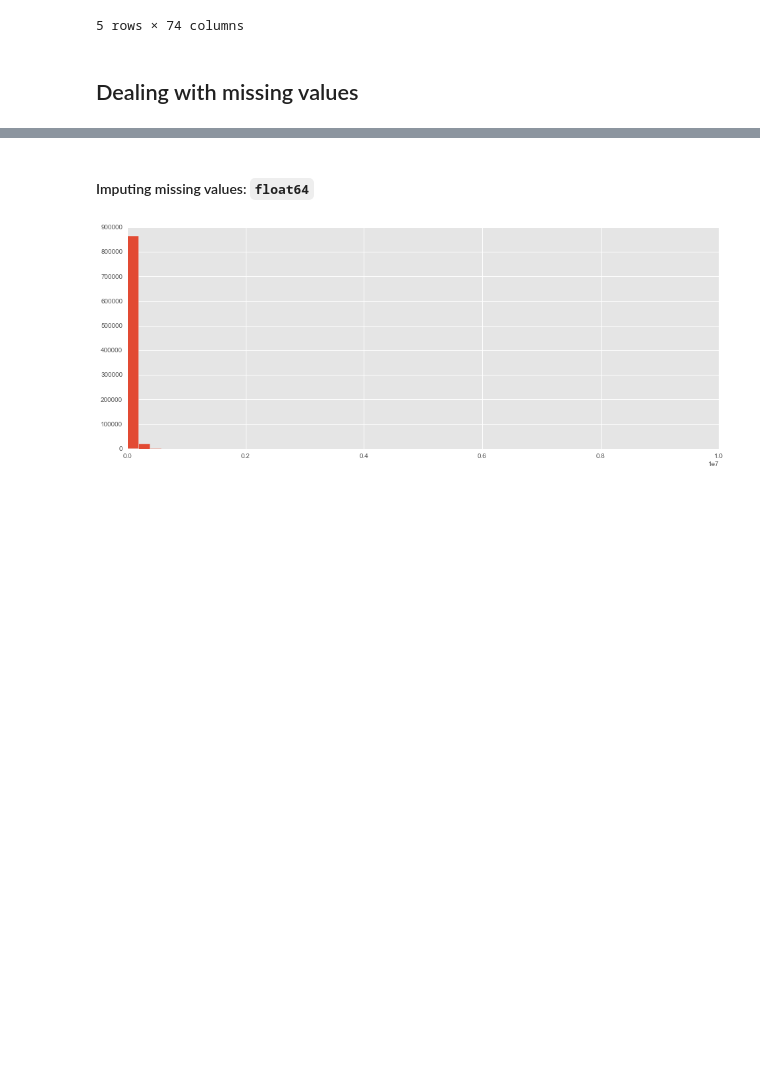
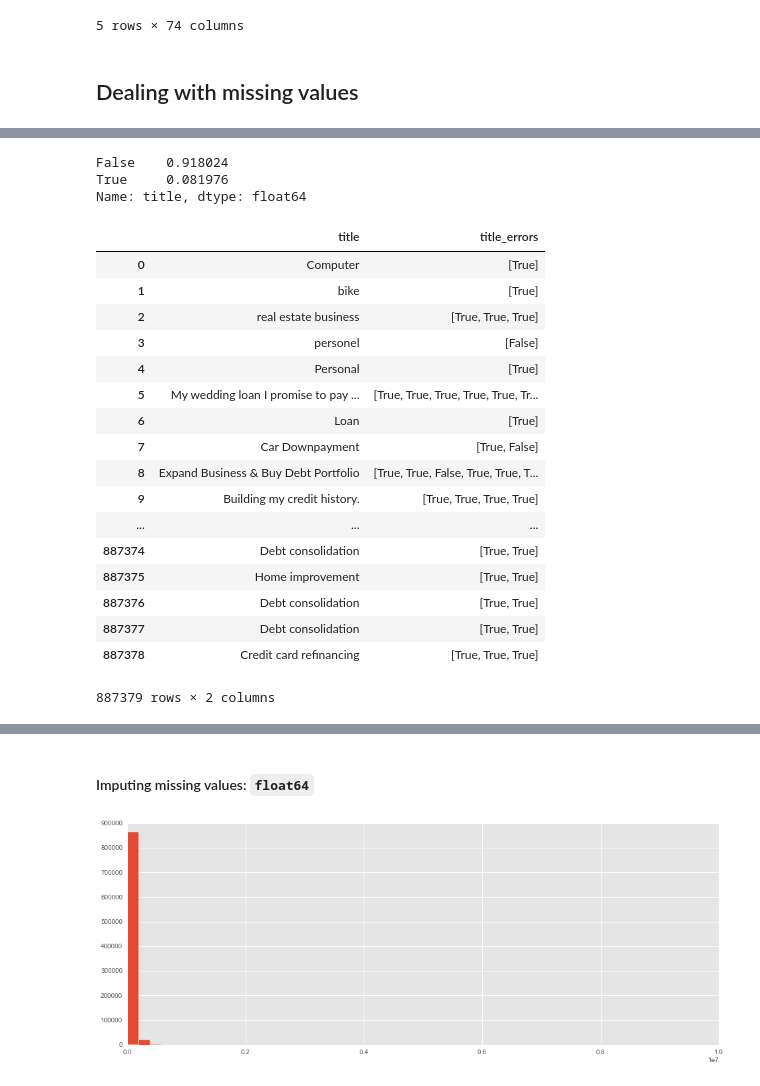
Before and after one commit to QuinnLee/cs109a-Project, a Jupyter notebook: notebooks/4-aa-feature-engineering.ipynb, the cells around one changed output, grey strips where cells are left out. Saved outputs shown, nothing was run; the diff lists cells and outputs as text; code cells hidden in the pictures; blank space fills up the shorter version.

```diff
--- a/notebooks/4-aa-feature-engineering.ipynb
+++ b/notebooks/4-aa-feature-engineering.ipynb
@@ -121,0 +81,28 @@ ValueError: to assemble mappings requires at least that [year, month, day] be sp
+# %%
+df['title'].apply(lambda x: spell_check.check(x)).value_counts() / len(df['title'])
+# %% [output]
+False    0.918024
+True     0.081976
+Name: title, dtype: float64
+# %%
+df['title_errors'] = df['title'].apply(lambda x: [spell_check.check(y) for y in str(x).split()])
+df[['title', 'title_errors']]
+# %% [output]
+|  | title | title_errors |
+| 0 | Computer | [True] |
+| 1 | bike | [True] |
+| 2 | real estate business | [True, True, True] |
+| 3 | personel | [False] |
+| 4 | Personal | [True] |
+| 5 | My wedding loan I promise to pay ... | [True, True, True, True, True, Tr... |
+| 6 | Loan | [True] |
+| 7 | Car Downpayment | [True, False] |
+| 8 | Expand Business & Buy Debt Portfolio | [True, True, False, True, True, T... |
+| 9 | Building my credit history. | [True, True, True, True] |
+| ... | ... | ... |
+| 887374 | Debt consolidation | [True, True] |
+| 887375 | Home improvement | [True, True] |
+| 887376 | Debt consolidation | [True, True] |
+| 887377 | Debt consolidation | [True, True] |
+| 887378 | Credit card refinancing | [True, True, True] |
+887379 rows × 2 columns
```
Also changed, not shown: parts of 12 cells of this notebook, 2 other files.
